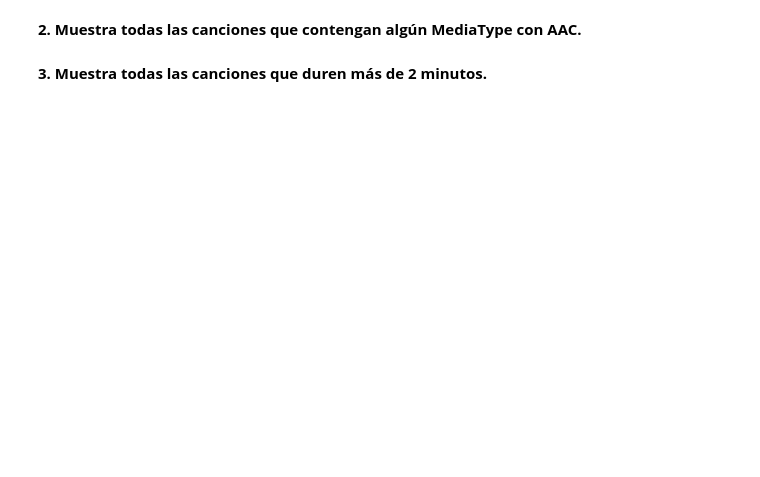
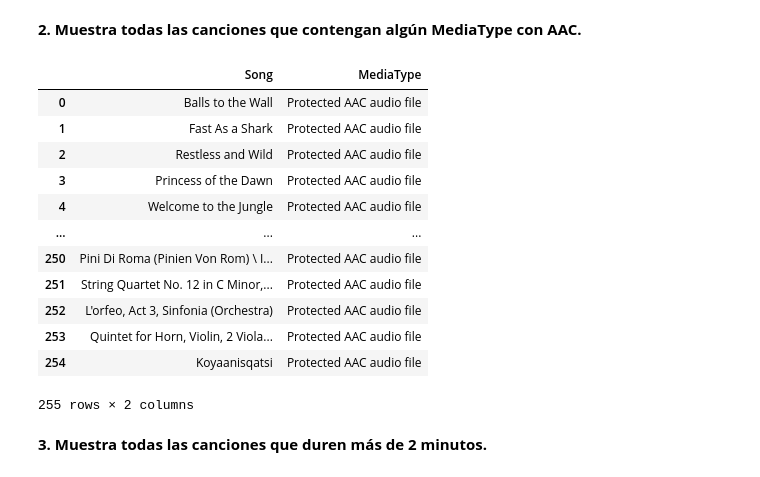
Before and after one commit to mstoychev/Data-Science-Projects, a Jupyter notebook: 0. Data Analyst Portfolio/3. SQL exercise/Práctica SQL_MitkoStoychev.ipynb, the cells around one changed output. Saved outputs shown, nothing was run; the diff lists cells and outputs as text; code cells hidden in the pictures; blank space fills up the shorter version.

```diff
--- a/0. Data Analyst Portfolio/3. SQL exercise/Práctica SQL_MitkoStoychev.ipynb
+++ b/0. Data Analyst Portfolio/3. SQL exercise/Práctica SQL_MitkoStoychev.ipynb
@@ -514,4 +557,31 @@ Subir Nota:
 # %% [markdown]
 **2. Muestra todas las canciones que contengan algún MediaType con AAC.**
+# %%
+query = """
+SELECT Track.Name AS Song, MediaType.Name AS MediaType
+FROM Track
+JOIN MediaType ON Track.MediaTypeId = MediaType.MediaTypeId
+WHERE MediaType.Name LIKE '%AAC%'
+"""
+cursor.execute(query)
+songs_acc = cursor.fetchall()
+
+column_names = [description[0] for description in cursor.description]
+songs_acc_df = pd.DataFrame(songs_acc, columns=column_names)
+songs_acc_df
+# %% [output]
+|  | Song | MediaType |
+| 0 | Balls to the Wall | Protected AAC audio file |
+| 1 | Fast As a Shark | Protected AAC audio file |
+| 2 | Restless and Wild | Protected AAC audio file |
+| 3 | Princess of the Dawn | Protected AAC audio file |
+| 4 | Welcome to the Jungle | Protected AAC audio file |
+| ... | ... | ... |
+| 250 | Pini Di Roma (Pinien Von Rom) \ I... | Protected AAC audio file |
+| 251 | String Quartet No. 12 in C Minor,... | Protected AAC audio file |
+| 252 | L'orfeo, Act 3, Sinfonia (Orchestra) | Protected AAC audio file |
+| 253 | Quintet for Horn, Violin, 2 Viola... | Protected AAC audio file |
+| 254 | Koyaanisqatsi | Protected AAC audio file |
+255 rows × 2 columns
 # %% [markdown]
 **3. Muestra todas las canciones que duren más de 2 minutos.**
```
Also changed, not shown: parts of 25 cells of this notebook.
